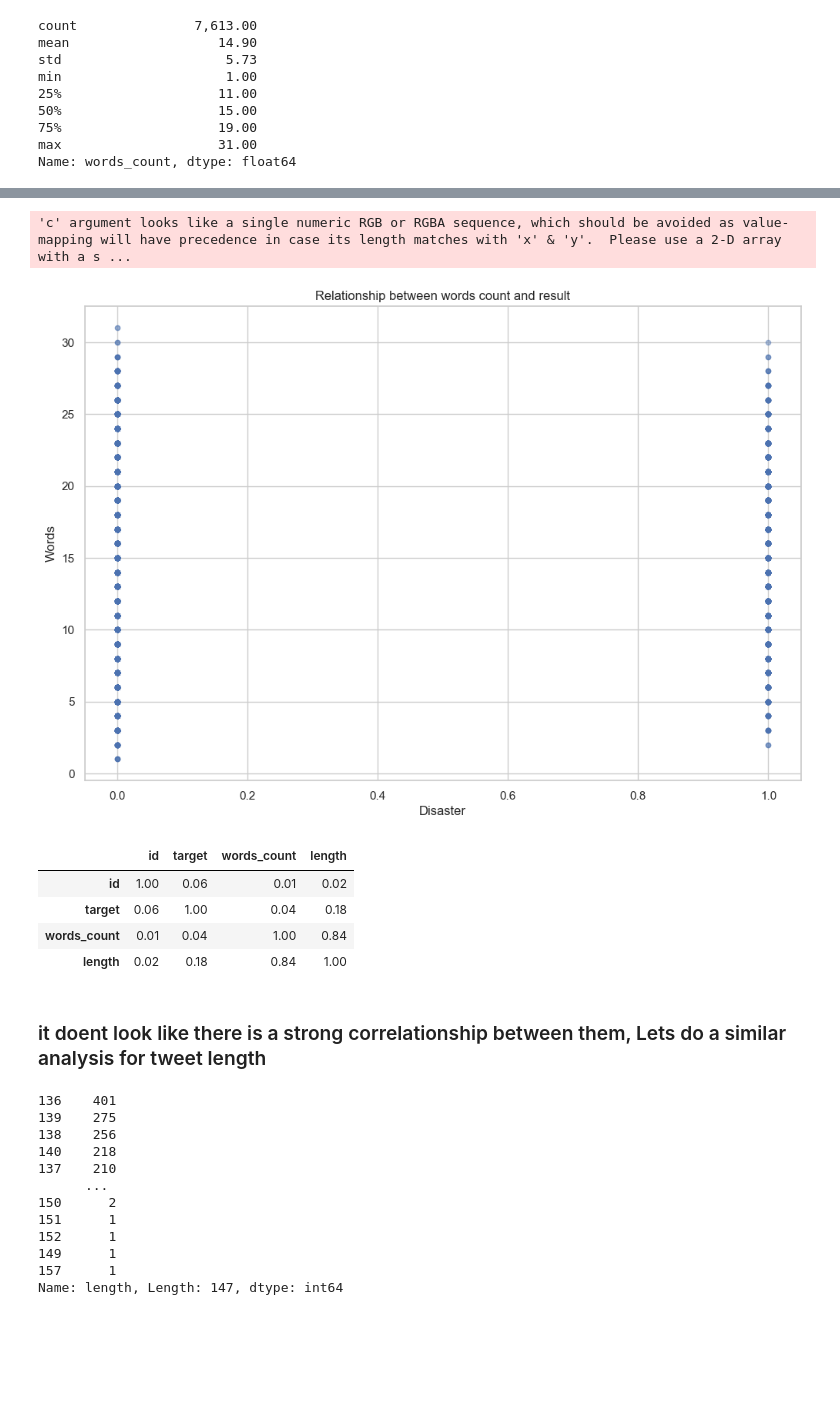
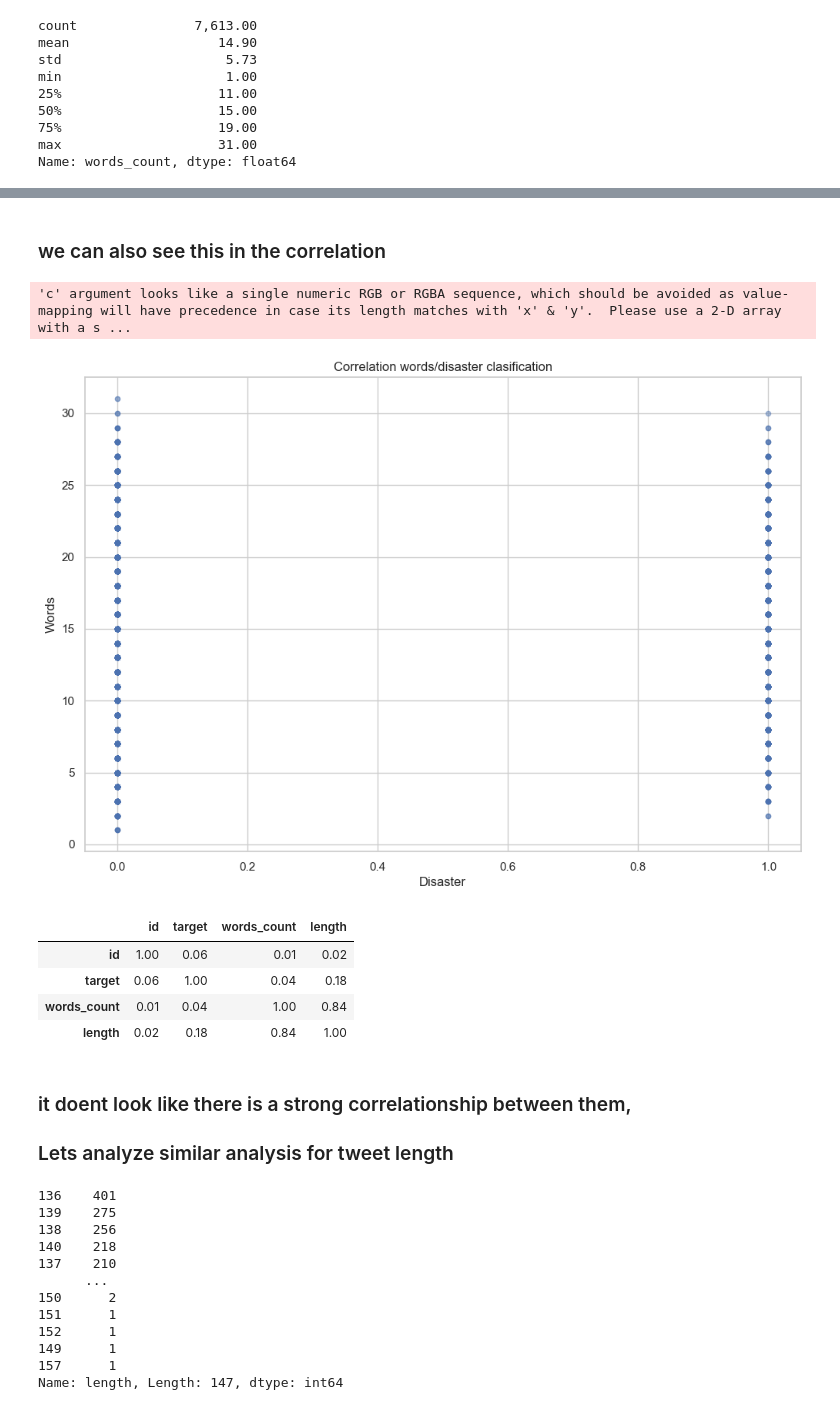
Before and after one commit to jorgesmu/nlp_disaster_tweets_prediction, a Jupyter notebook: notebook.ipynb, the cells around one changed output, grey strips where cells are left out. Cells and saved outputs as stored; diff of their text form; code cells hidden in the pictures; blank space fills up the shorter version.

```diff
--- a/notebook.ipynb
+++ b/notebook.ipynb
@@ -8,7 +8,8 @@ import seaborn as sns
 %matplotlib inline
 
 plt.style.use('default') # haciendo los graficos un poco mas bonitos en matplotlib
-#plt.rcParams['figure.figsize'] = (20, 10)
+# plt.rcParams['figure.figsize'] = (20, 10)
+plt.rcParams['figure.figsize'] = (10, 5)
 
 sns.set(style="whitegrid") # seteando tipo de grid en seaborn
 
@@ -167,11 +186,13 @@ Text(0, 0.5, 'Densidad')
+# %% [markdown]
+### we can also see this in the correlation
 # %%
-train_df.plot.scatter('target','words_count', title='Relationship between words count and result',alpha=0.25,figsize=(12,8));
+train_df.plot.scatter('target','words_count', title='Correlation words/disaster clasification',alpha=0.25,figsize=(12,8));
 ax=plt.gca()
 ax.set_ylabel('Words')
 ax.set_xlabel('Disaster');
 # %% [output]
 'c' argument looks like a single numeric RGB or RGBA sequence, which should be avoided as value-mapping will have precedence in case its length matches with 'x' & 'y'.  Please use a 2-D array with a s ...
-[figure, old version]
+[figure, new version]
 # %%
 train_df.corr()
 # %% [output]
@@ -181,7 +202,8 @@ train_df.corr()
 | words_count | 0.01 | 0.04 | 1.00 | 0.84 |
 | length | 0.02 | 0.18 | 0.84 | 1.00 |
 # %% [markdown]
-### it doent look like there is a strong correlationship between them, Lets do a similar analysis for tweet length
+### it doent look like there is a strong correlationship between them,
+### Lets analyze similar analysis for tweet length
 # %%
 train_df['length'].value_counts()
 # %% [output]
```
Also changed, not shown: parts of 75 cells of this notebook.
